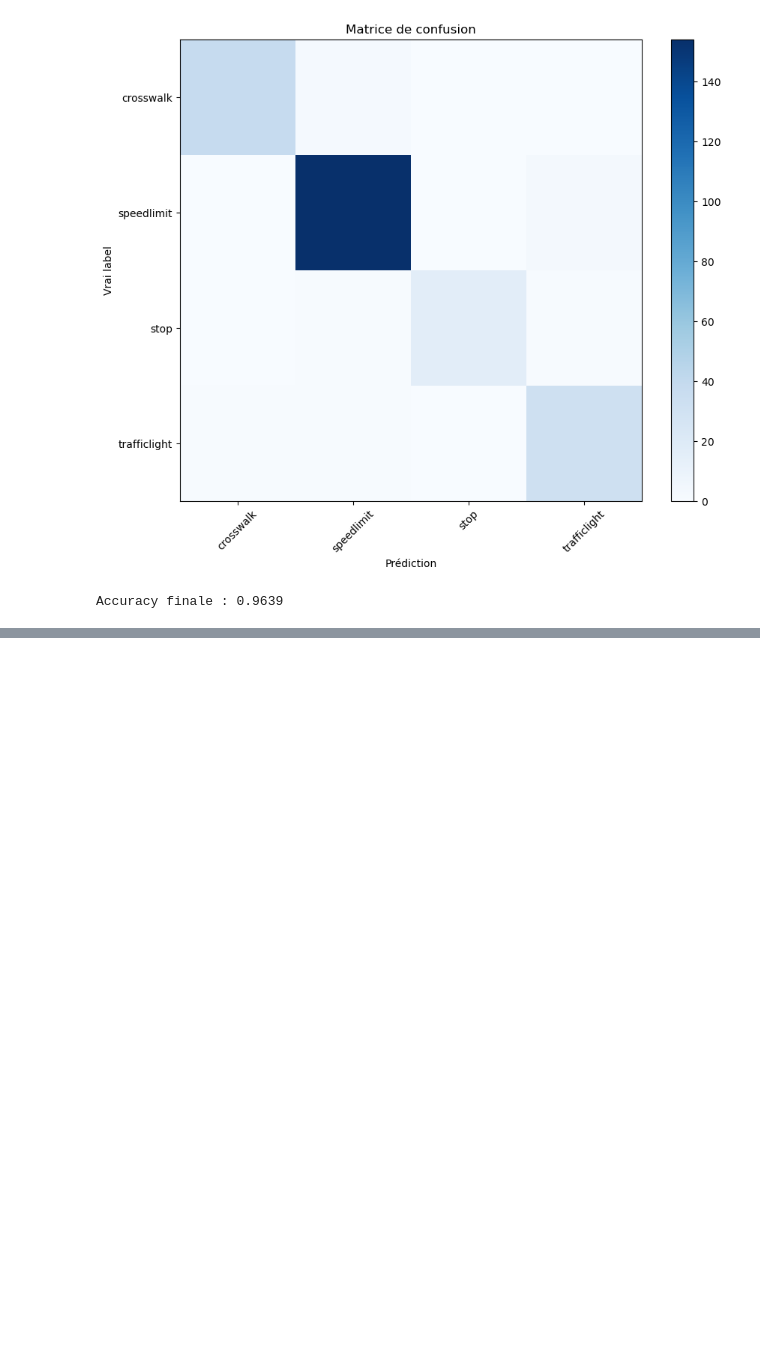
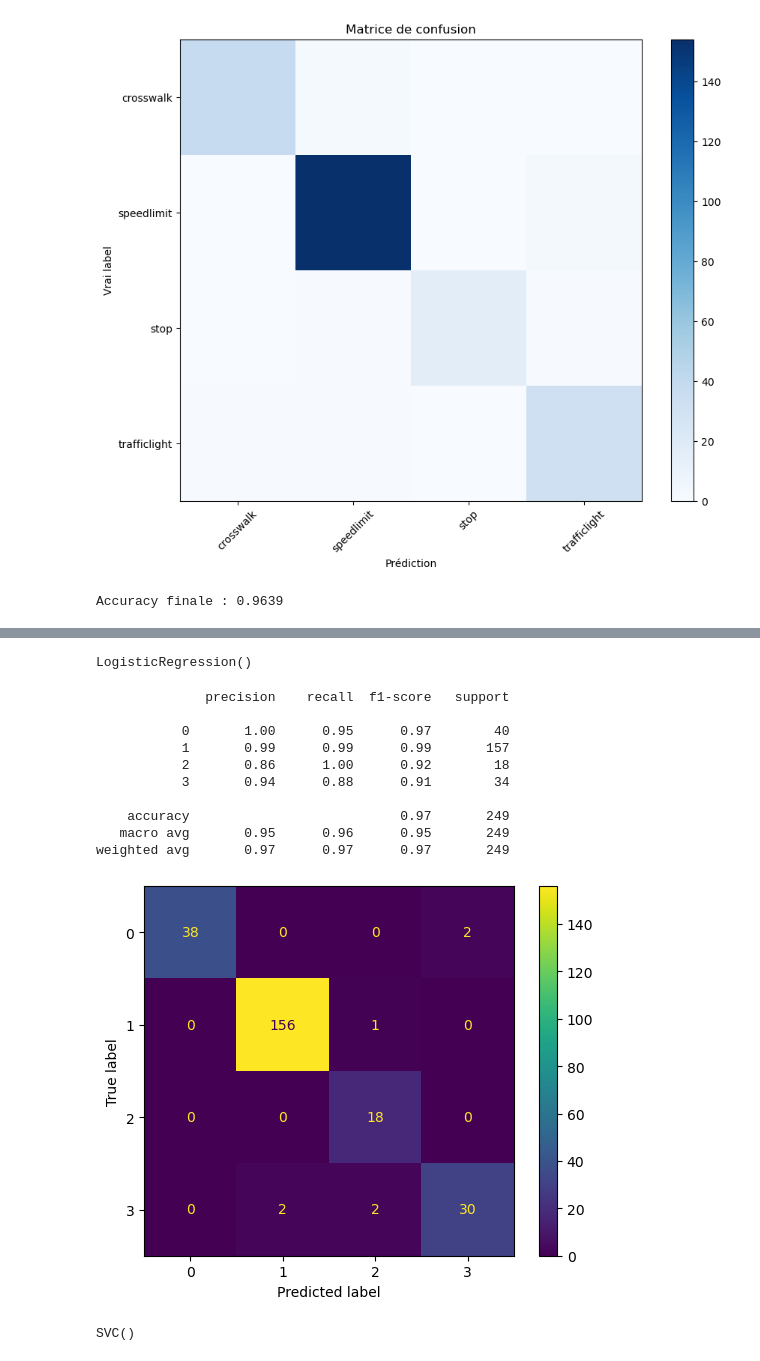
Before and after one commit to EliottMoriamez/Sign-Recognition-Team-A, a Jupyter notebook: project.ipynb, the cells around one changed output, grey strips where cells are left out. Cells and saved outputs as stored; diff of their text form; code cells hidden in the pictures; blank space fills up the shorter version.

```diff
--- a/project.ipynb
+++ b/project.ipynb
@@ -165,0 +171,27 @@ plt.show()
+# %%
+clf_lr = LogisticRegression()
+clf_lr.fit(X_train,y_train)
+# %% [output]
+LogisticRegression()
+# %%
+predicted = clf_lr.predict(X_test)
+print(metrics.classification_report(y_test, predicted))
+metrics.ConfusionMatrixDisplay.from_predictions(y_test, predicted)
+plt.show()
+# %% [output]
+              precision    recall  f1-score   support
+
+           0       1.00      0.95      0.97        40
+           1       0.99      0.99      0.99       157
+           2       0.86      1.00      0.92        18
+           3       0.94      0.88      0.91        34
+
+    accuracy                           0.97       249
+   macro avg       0.95      0.96      0.95       249
+weighted avg       0.97      0.97      0.97       249
+[figure, added]
+# %%
+cls_svm = svm.SVC()
+cls_svm.fit(X_train,y_train)
+# %% [output]
+SVC()
```
Also changed, not shown: parts of 9 cells of this notebook.
